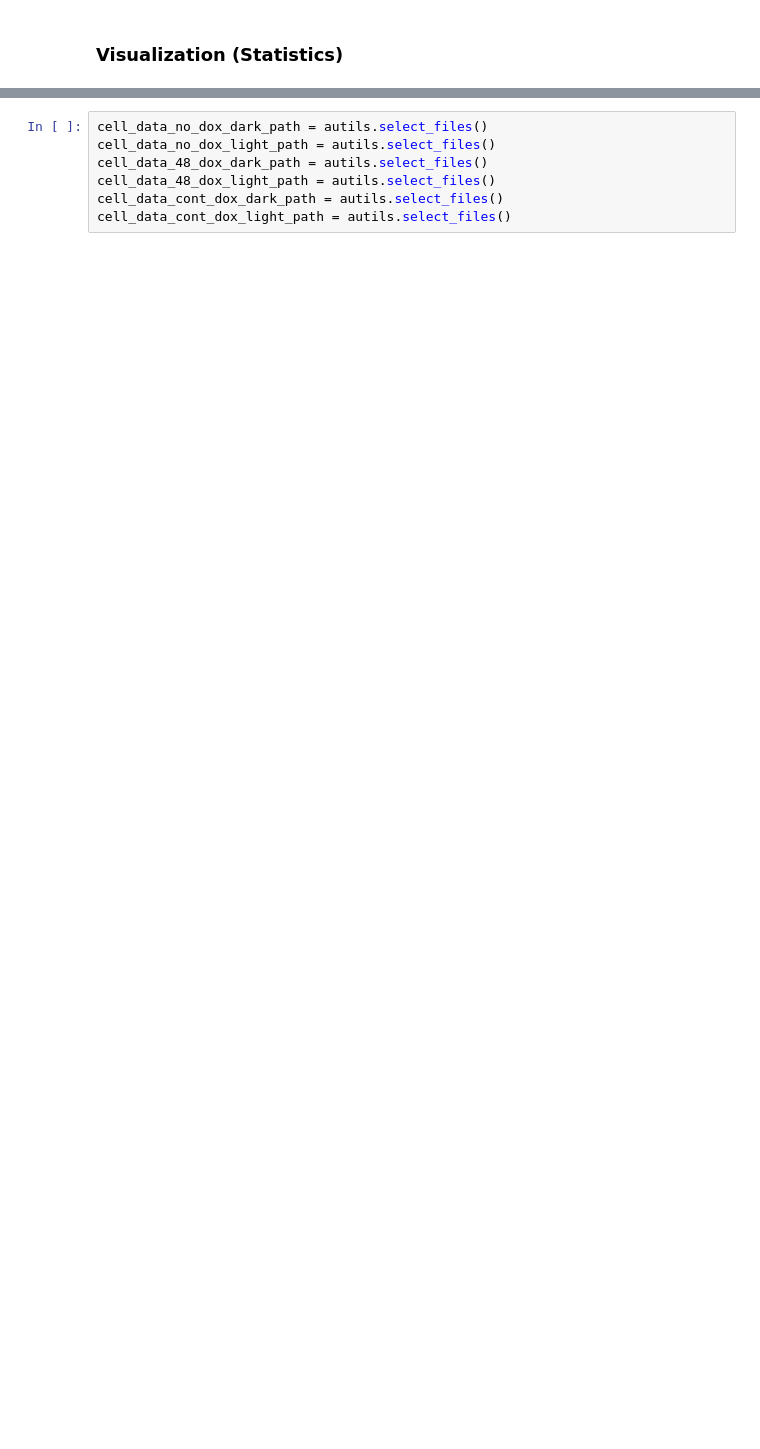
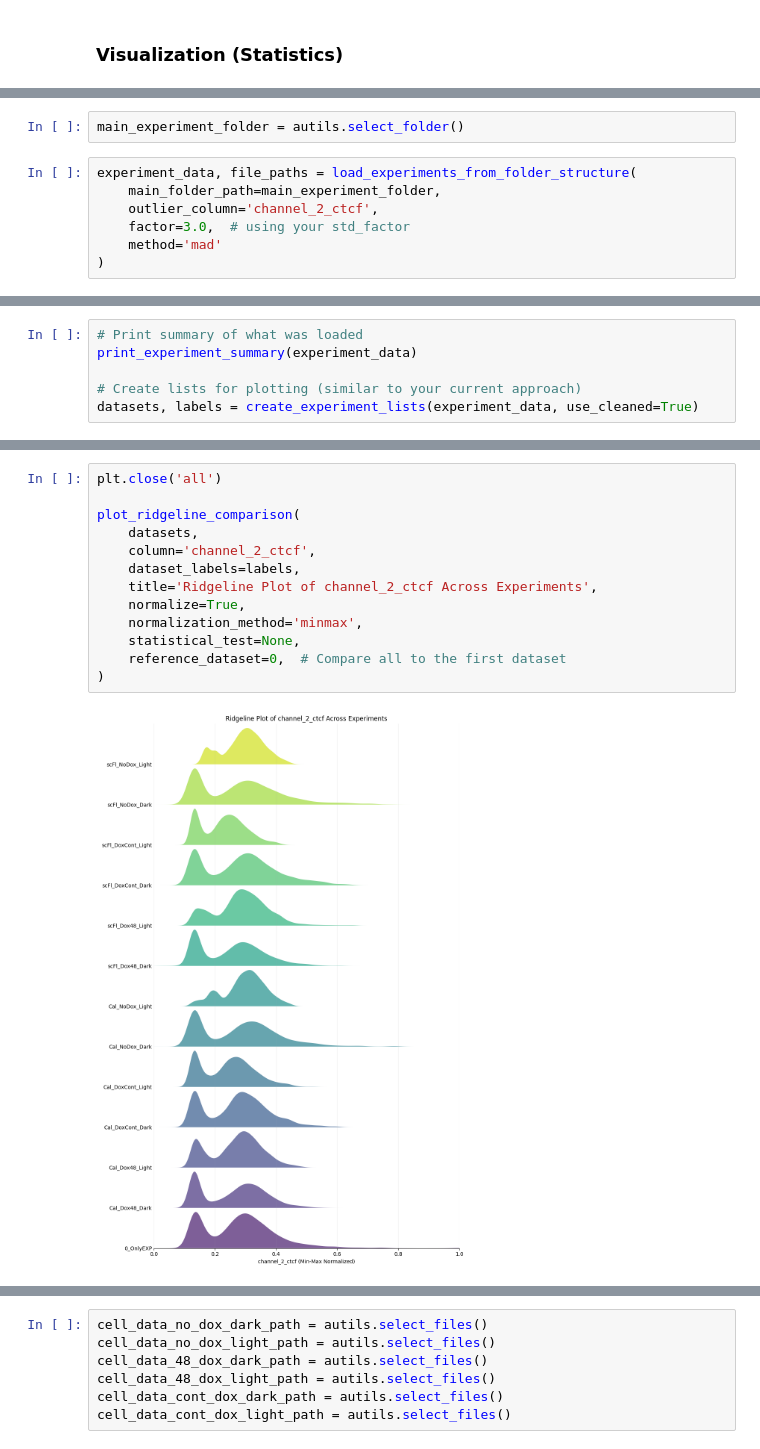
Before and after one commit to sermol505/auto_fluor_cell_counter, a Jupyter notebook: 10_CellAnalysis.ipynb, the cells around one changed output, grey strips where cells are left out. Drawn from its saved outputs; the diff is of its cells as text; blank space fills up the shorter version.

Commit message:
Update to CellAnalysis-Include Statistics, thresholding

```diff
--- a/10_CellAnalysis.ipynb
+++ b/10_CellAnalysis.ipynb
@@ -329,0 +1119,9 @@ print(f"Selected cell data file: {os.path.basename(cell_data_path)}")
+# %%
+main_experiment_folder = autils.select_folder()
+# %%
+experiment_data, file_paths = load_experiments_from_folder_structure(
+    main_folder_path=main_experiment_folder,
+    outlier_column='channel_2_ctcf',
+    factor=3.0,  # using your std_factor
+    method='mad'
+)
@@ -329,0 +1146,6 @@ print(f"Selected cell data file: {os.path.basename(cell_data_path)}")
+# %%
+# Print summary of what was loaded
+print_experiment_summary(experiment_data)
+
+# Create lists for plotting (similar to your current approach)
+datasets, labels = create_experiment_lists(experiment_data, use_cleaned=True)
@@ -329,0 +1177,15 @@ print(f"Selected cell data file: {os.path.basename(cell_data_path)}")
+# %%
+plt.close('all')
+
+plot_ridgeline_comparison(
+    datasets,
+    column='channel_2_ctcf',
+    dataset_labels=labels,
+    title='Ridgeline Plot of channel_2_ctcf Across Experiments',
+    normalize=True,
+    normalization_method='minmax',
+    statistical_test=None,
+    reference_dataset=0,  # Compare all to the first dataset
+)
+# %% [output]
+[figure, added]
```
Also changed, not shown: parts of 29 cells of this notebook.
